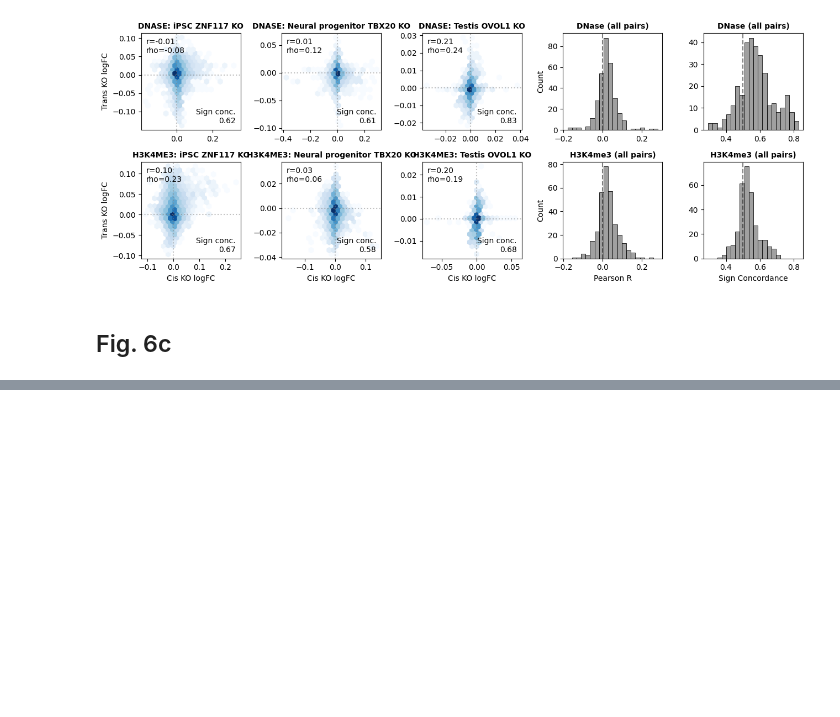
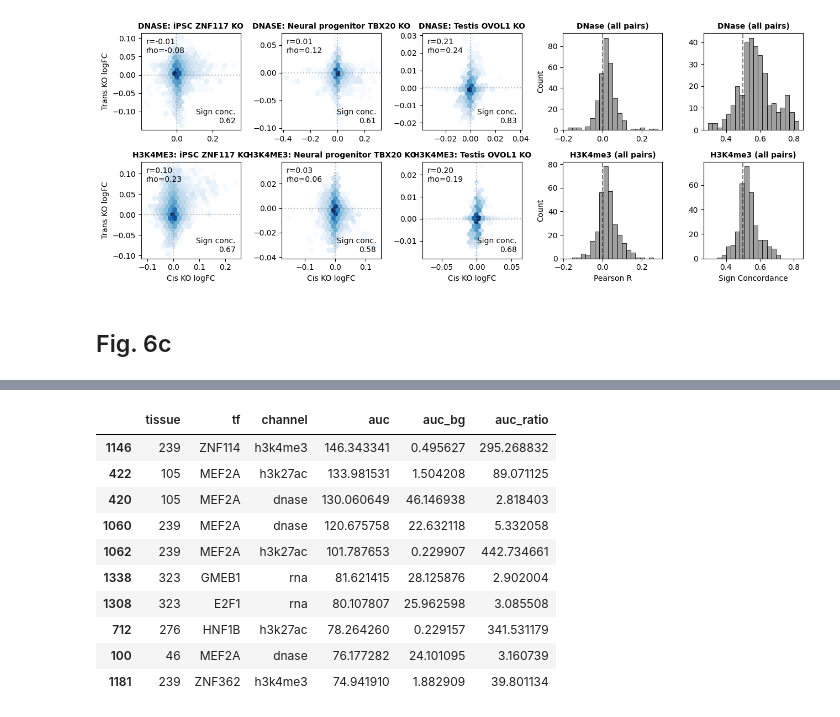
Before and after one commit to ekinda/corgi-reproduction, a Jupyter notebook: figure_notebooks_2/fig6.ipynb, the cells around one changed output, grey strips where cells are left out. Drawn from its saved outputs; the diff is of its cells as text; code cells hidden in the pictures; blank space fills up the shorter version.

```diff
--- a/figure_notebooks_2/fig6.ipynb
+++ b/figure_notebooks_2/fig6.ipynb
@@ -685,0 +894,26 @@ def plot_ko_region_for_tf_tissue(
+# %%
+pd.set_option('display.max_columns', None)
+pd.set_option('display.max_colwidth', None)
+pd.set_option('display.width', 1000)
+# %%
+all_gsea_results = {}
+
+for tissue, tf in tf_tissue_pairs:
+    for channel in ['rna', 'dnase', 'h3k4me3', 'h3k27ac']:
+        for direction in ['neg']:
+            for ko in ['cis', 'trans']:
+                gsea_res, ranked, top_unique = rank_bins_and_gsea(
+                    tissue_id=tissue,
+                    tf_name=tf,
+                    channel=channel,
+                    direction=direction,
+                    ko=ko,
+                    cutoff=50,
+                    use_logfc=True,
+                    gene_list="nearest",
+                )
+                if not gsea_res.empty:
+                    all_gsea_results[(tissue, tf, channel, direction, ko)] = gsea_res
+                    print(f"GSEA for tissue {tissue}, {tf}, {channel}, direction {direction}, ko {ko}")
+                    print(gsea_res[['Term', 'Adjusted P-value', 'Overlap', 'Genes']].head(5))
+                    print()
@@ -693,0 +1321,14 @@ plot_ko_region_for_tf_tissue(105, 'MESP2', channel='dnase', ko='cis', topk=5, ch
+# %%
+auc_ratios_decrease_df[auc_ratios_decrease_df.auc_ratio > 2].sort_values('auc', ascending=False).head(10)
+# %% [output]
+|  | tissue | tf | channel | auc | auc_bg | auc_ratio |
+| 1146 | 239 | ZNF114 | h3k4me3 | 146.343341 | 0.495627 | 295.268832 |
+| 422 | 105 | MEF2A | h3k27ac | 133.981531 | 1.504208 | 89.071125 |
+| 420 | 105 | MEF2A | dnase | 130.060649 | 46.146938 | 2.818403 |
+| 1060 | 239 | MEF2A | dnase | 120.675758 | 22.632118 | 5.332058 |
+| 1062 | 239 | MEF2A | h3k27ac | 101.787653 | 0.229907 | 442.734661 |
+| 1338 | 323 | GMEB1 | rna | 81.621415 | 28.125876 | 2.902004 |
+| 1308 | 323 | E2F1 | rna | 80.107807 | 25.962598 | 3.085508 |
+| 712 | 276 | HNF1B | h3k27ac | 78.264260 | 0.229157 | 341.531179 |
+| 100 | 46 | MEF2A | dnase | 76.177282 | 24.101095 | 3.160739 |
+| 1181 | 239 | ZNF362 | h3k4me3 | 74.941910 | 1.882909 | 39.801134 |
```
Also changed, not shown: parts of 11 cells of this notebook, 31 other files.
